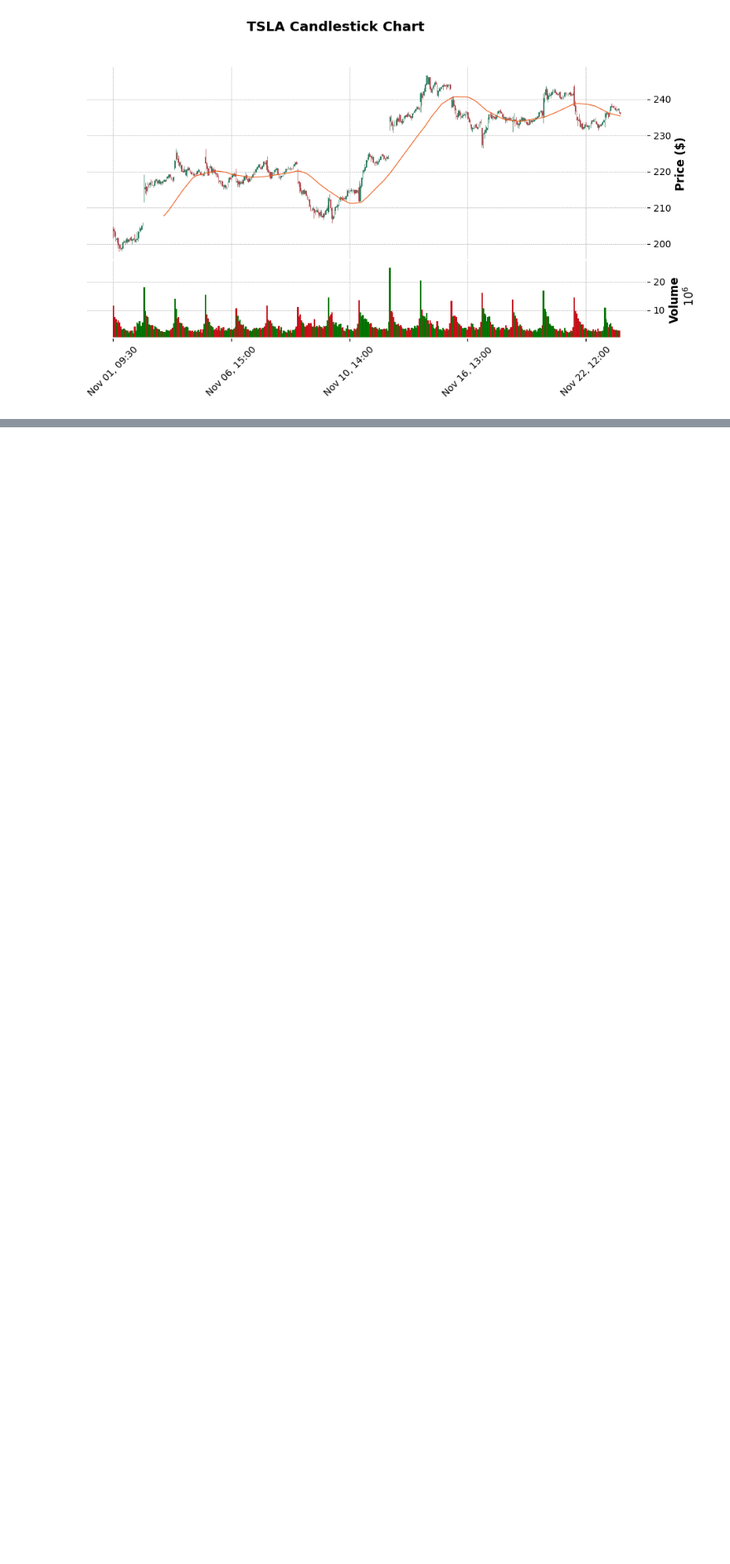
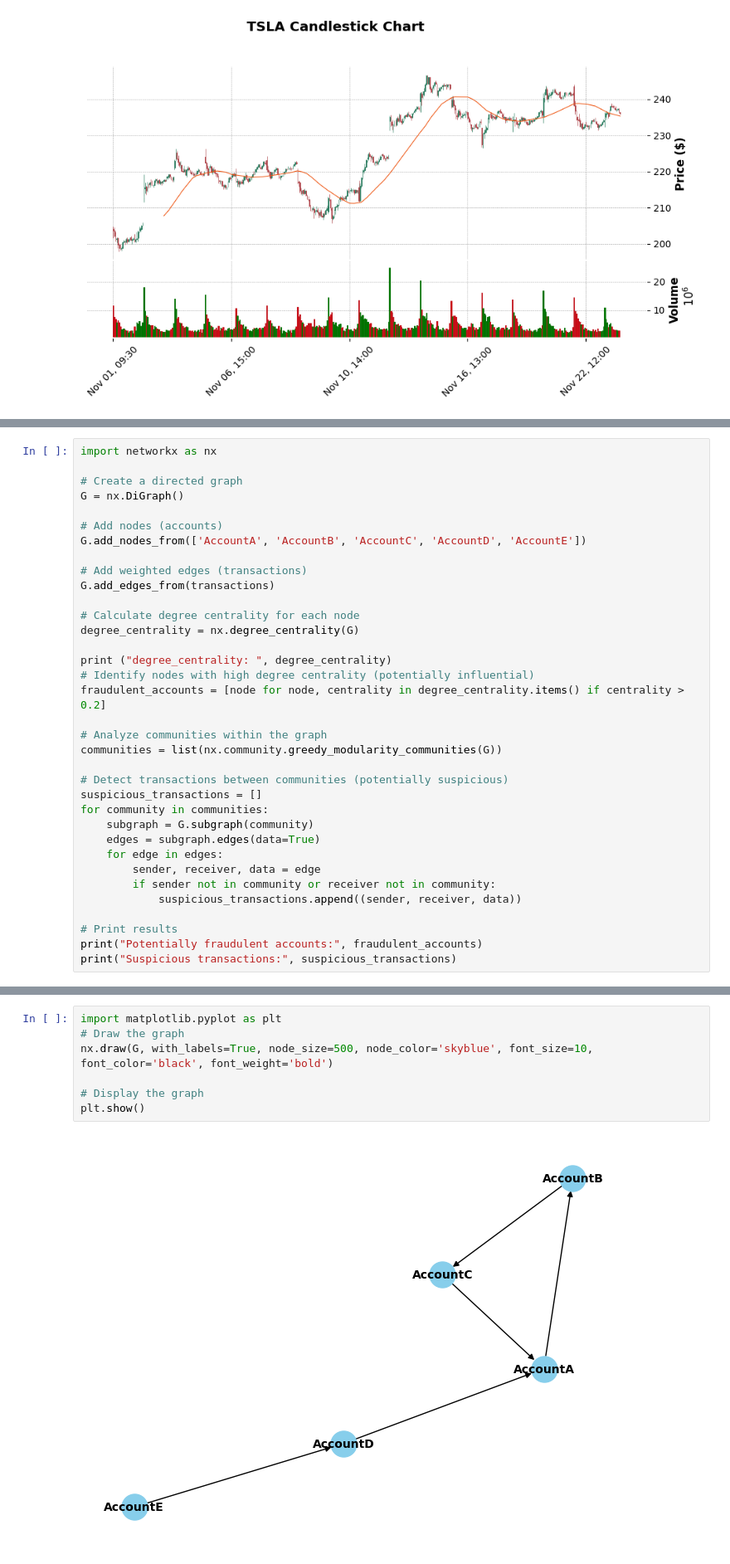
Before and after one commit to ramankhurana/ExtFormer, a Jupyter notebook: auxutils/DivvyDataPrepration.ipynb, the cells around one changed output, grey strips where cells are left out. Shown: that part at 83% size. Saved outputs shown, nothing was run; the diff lists cells and outputs as text; blank space fills up the shorter version.

```diff
--- a/auxutils/DivvyDataPrepration.ipynb
+++ b/auxutils/DivvyDataPrepration.ipynb
@@ -275,0 +367,35 @@ else:
+# %%
+import networkx as nx
+
+# Create a directed graph
+G = nx.DiGraph()
+
+# Add nodes (accounts)
+G.add_nodes_from(['AccountA', 'AccountB', 'AccountC', 'AccountD', 'AccountE'])
+
+# Add weighted edges (transactions)
+G.add_edges_from(transactions)
+
+# Calculate degree centrality for each node
+degree_centrality = nx.degree_centrality(G)
+
+print ("degree_centrality: ", degree_centrality)
+# Identify nodes with high degree centrality (potentially influential)
+fraudulent_accounts = [node for node, centrality in degree_centrality.items() if centrality > 0.2]
+
+# Analyze communities within the graph
+communities = list(nx.community.greedy_modularity_communities(G))
+
+# Detect transactions between communities (potentially suspicious)
+suspicious_transactions = []
+for community in communities:
+    subgraph = G.subgraph(community)
+    edges = subgraph.edges(data=True)
+    for edge in edges:
+        sender, receiver, data = edge
+        if sender not in community or receiver not in community:
+            suspicious_transactions.append((sender, receiver, data))
+
+# Print results
+print("Potentially fraudulent accounts:", fraudulent_accounts)
+print("Suspicious transactions:", suspicious_transactions)
@@ -275,0 +406,9 @@ else:
+# %%
+import matplotlib.pyplot as plt
+# Draw the graph
+nx.draw(G, with_labels=True, node_size=500, node_color='skyblue', font_size=10, font_color='black', font_weight='bold')
+
+# Display the graph
+plt.show()
+# %% [output]
+[figure, added]
```
Also changed, not shown: parts of 13 cells of this notebook, 25 other files.
